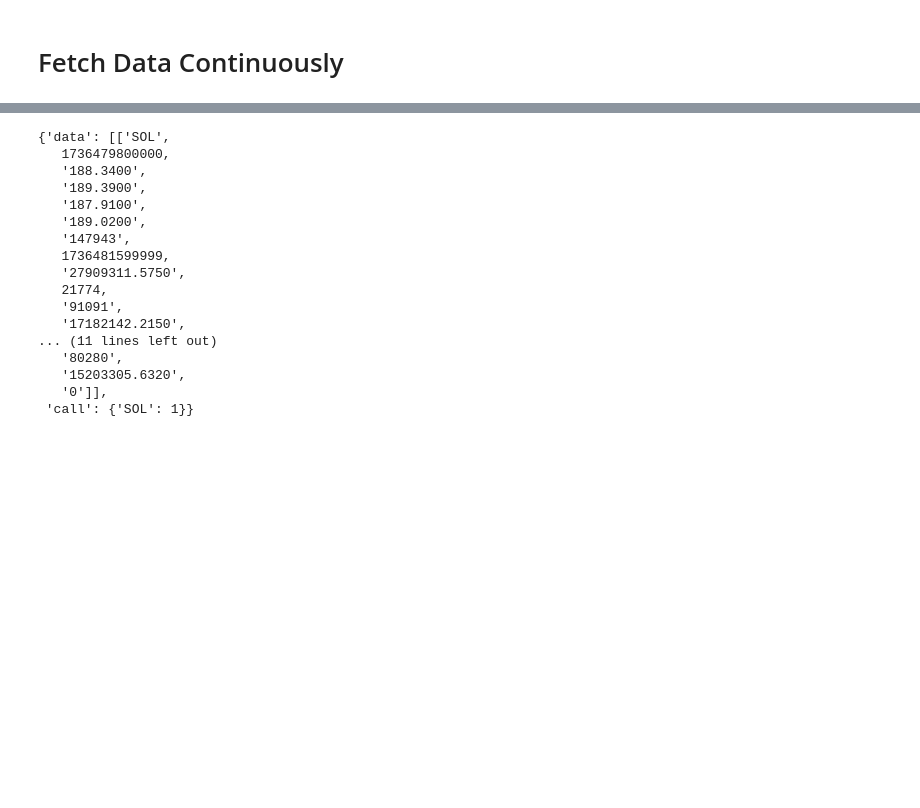
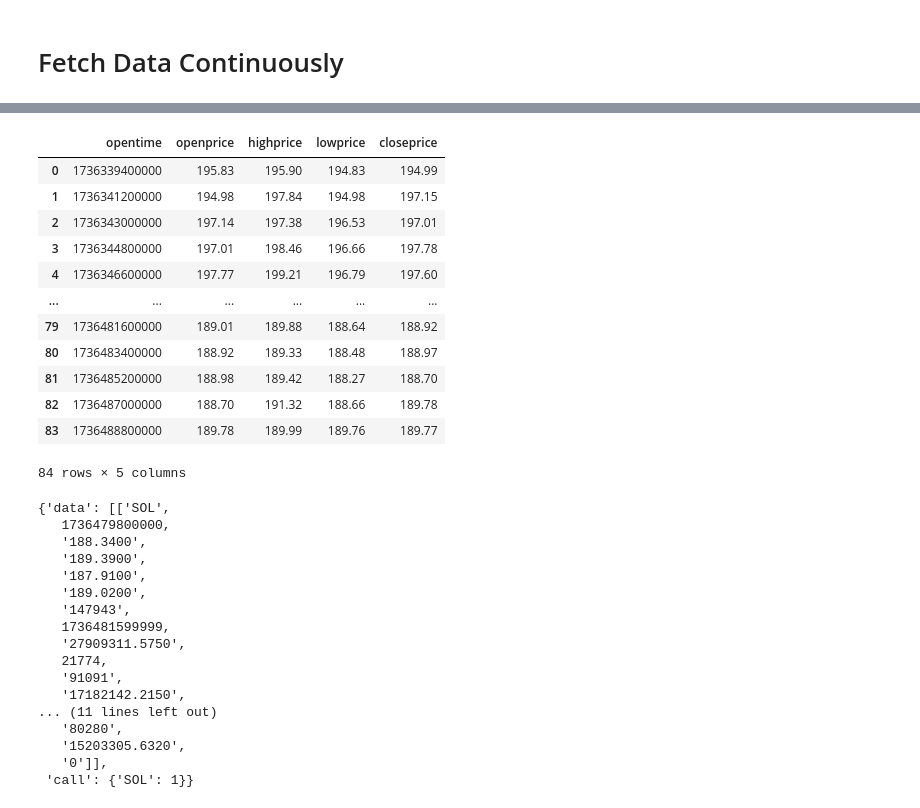
Before and after one commit to rheza-bitwyre/local-share-2, a Jupyter notebook: 03X_ST_IC/02_prod/live_test_binance.ipynb, the cells around one changed output, grey strips where cells are left out. Drawn from its saved outputs; the diff is of its cells as text; code cells hidden in the pictures; blank space fills up the shorter version.

```diff
--- a/03X_ST_IC/02_prod/live_test_binance.ipynb
+++ b/03X_ST_IC/02_prod/live_test_binance.ipynb
@@ -90,23 +90,23 @@ def binance_recursive_fetch_2(coins, interval, starttime, endtime=None, data_typ
 data = binance_recursive_fetch_2(
     ['SOL'],
     '30m',
-    starttime=int(1736481600000 - 1800000),
-    endtime=int(1736481600000),
+    starttime=int(1736339400000),
+    endtime=int(1736463600000),
     data_type='futures'  # Fetch futures/sport
 )
 
-# # Define the column names for the DataFrame based on the Binance API response structure
-# columns = ['coin', 'opentime', 'openprice', 'highprice', 'lowprice', 'closeprice', 'volume', 'closetime',
-#             'quotevolume', 'trades', 'taker_buy_volume', 'taker_buy_quote', 'unused']
+# Define the column names for the DataFrame based on the Binance API response structure
+columns = ['coin', 'opentime', 'openprice', 'highprice', 'lowprice', 'closeprice', 'volume', 'closetime',
+            'quotevolume', 'trades', 'taker_buy_volume', 'taker_buy_quote', 'unused']
 
-# # Convert the list of data into a DataFrame
-# new_data = pd.DataFrame(data['data'], columns=columns)
+# Convert the list of data into a DataFrame
+new_data = pd.DataFrame(data['data'], columns=columns)
 
-# # Drop unnecessary columns
-# new_data.drop(columns=['coin', 'volume', 'closetime', 'quotevolume', 'trades', 'taker_buy_volume', 'taker_buy_quote', 'unused'], inplace=True)
+# Drop unnecessary columns
+new_data.drop(columns=['coin', 'volume', 'closetime', 'quotevolume', 'trades', 'taker_buy_volume', 'taker_buy_quote', 'unused'], inplace=True)
 
-# # Convert columns 1-4 (openprice, highprice, lowprice, closeprice) to float
-# new_data[['openprice', 'highprice', 'lowprice', 'closeprice']] = new_data[['openprice', 'highprice', 'lowprice', 'closeprice']].apply(pd.to_numeric, errors='coerce')
+# Convert columns 1-4 (openprice, highprice, lowprice, closeprice) to float
+new_data[['openprice', 'highprice', 'lowprice', 'closeprice']] = new_data[['openprice', 'highprice', 'lowprice', 'closeprice']].apply(pd.to_numeric, errors='coerce')
 
-# new_data
+new_data
 # %% [output]
@@ -114,3 +114,16 @@ Reached endtime at 2025-01-10 04:01:00. Stopping fetch.
+|  | opentime | openprice | highprice | lowprice | closeprice |
+| 0 | 1736339400000 | 195.83 | 195.90 | 194.83 | 194.99 |
+| 1 | 1736341200000 | 194.98 | 197.84 | 194.98 | 197.15 |
+| 2 | 1736343000000 | 197.14 | 197.38 | 196.53 | 197.01 |
+| 3 | 1736344800000 | 197.01 | 198.46 | 196.66 | 197.78 |
+| 4 | 1736346600000 | 197.77 | 199.21 | 196.79 | 197.60 |
+| ... | ... | ... | ... | ... | ... |
+| 79 | 1736481600000 | 189.01 | 189.88 | 188.64 | 188.92 |
+| 80 | 1736483400000 | 188.92 | 189.33 | 188.48 | 188.97 |
+| 81 | 1736485200000 | 188.98 | 189.42 | 188.27 | 188.70 |
+| 82 | 1736487000000 | 188.70 | 191.32 | 188.66 | 189.78 |
+| 83 | 1736488800000 | 189.78 | 189.99 | 189.76 | 189.77 |
+84 rows × 5 columns
 # %%
 data
 # %% [output]
```
Also changed, not shown: parts of 1 cell of this notebook, 9 other files.
